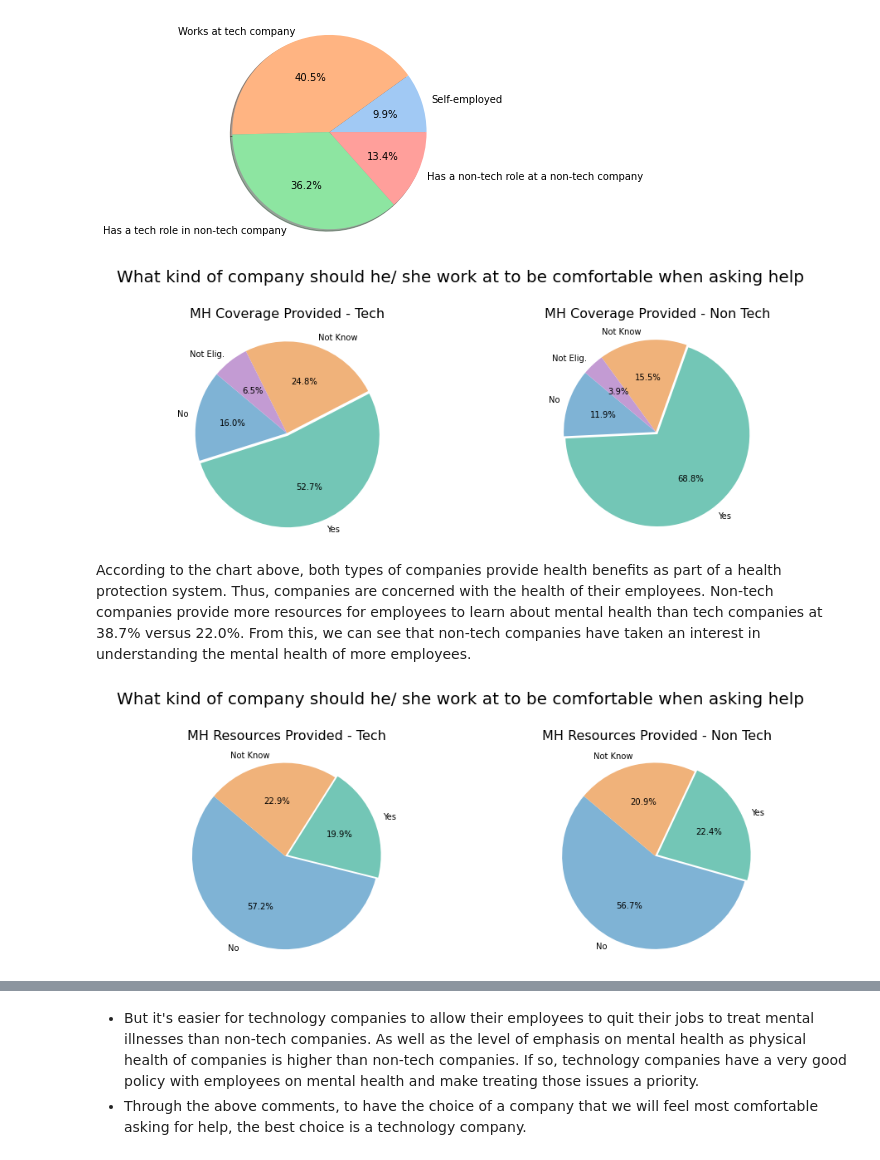
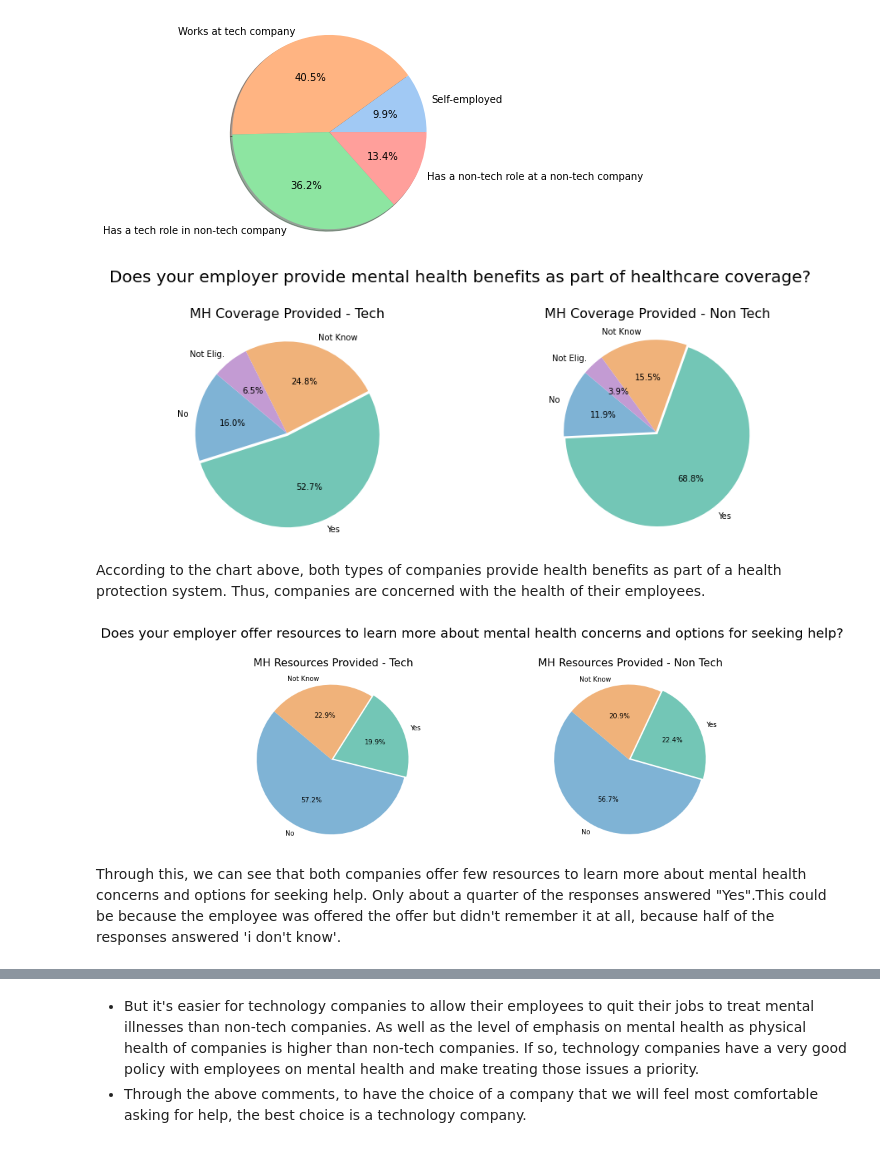
Before and after one commit to HMy2912/P4DS-FinalProj, a Jupyter notebook: Final Project.ipynb, the cells around one changed output, grey strips where cells are left out. Drawn from its saved outputs; the diff is of its cells as text; code cells hidden in the pictures.

```diff
--- a/Final Project.ipynb
+++ b/Final Project.ipynb
@@ -387,7 +387,7 @@ def get_sizes_1(data):
 # %%
 fig, ax = plt.subplots(figsize = (16, 10), ncols=2, nrows=2)
 plt.subplots_adjust(left=0.125, right=0.9, bottom=0.1, top = 0.9, wspace=0, hspace = 0.3)
-plt.suptitle('What kind of company should he/ she work at to be comfortable when asking help', fontsize = 20, y = 1)
+plt.suptitle('Does your employer provide mental health benefits as part of healthcare coverage?', fontsize = 20, y = 1)
 
 labels = 'No', 'Yes', 'Not Know', 'Not Elig.'
 colors = ['#7FB3D5', '#73C6B6', '#F0B27A', '#C39BD3']
@@ -405,9 +405,9 @@ ax[0][1].set_title('MH Coverage Provided - Non Tech', pad = 14, fontsize = 16)
 fig.delaxes(ax[1][0])
 fig.delaxes(ax[1][1])
 # %% [output]
-[figure, old version]
+[figure, new version]
 # %% [markdown]
-According to the chart above, both types of companies provide health benefits as part of a health protection system. Thus, companies are concerned with the health of their employees. Non-tech companies provide more resources for employees to learn about mental health than tech companies at 38.7% versus 22.0%. From this, we can see that non-tech companies have taken an interest in understanding the mental health of more employees.
+According to the chart above, both types of companies provide health benefits as part of a health protection system. Thus, companies are concerned with the health of their employees.
 # %%
 def get_sizes_2(data):
     all_ = data['mh_resources_provided'].count()
@@ -418,25 +418,27 @@ def get_sizes_2(data):
 # %%
 fig, ax = plt.subplots(figsize = (16, 10), ncols=2, nrows=2)
 plt.subplots_adjust(left=0.125, right=0.9, bottom=0.1, top = 0.9, wspace=0, hspace = 0.3)
-plt.suptitle('What kind of company should he/ she work at to be comfortable when asking help', fontsize = 20, y = 1)
+plt.suptitle('Does your employer offer resources to learn more about mental health concerns and options for seeking help?', fontsize = 20, y = 1)
 
 labels = 'No', 'Yes', 'Not Know'
 colors = ['#7FB3D5', '#73C6B6', '#F0B27A']
 explode = (0, 0.03, 0)
 
 ax[0][0].pie(get_sizes_2(data_tech), explode=explode, labels=labels
              , colors=colors, autopct='%1.1f%%', shadow=False, startangle=140)
 ax[0][0].axis('equal')
 ax[0][0].set_title('MH Resources Provided - Tech', pad = 14, fontsize = 16)
 
 ax[0][1].pie(get_sizes_2(data_non_tech), explode=explode, labels=labels
              , colors=colors, autopct='%1.1f%%', shadow=False, startangle=140)
 ax[0][1].axis('equal')
 ax[0][1].set_title('MH Resources Provided - Non Tech', pad = 14, fontsize = 16)
 fig.delaxes(ax[1][0])
 fig.delaxes(ax[1][1])
 # %% [output]
-[figure, old version]
+[figure, new version]
+# %% [markdown]
+Through this, we can see that both companies offer few resources to learn more about mental health concerns and options for seeking help. Only about a quarter of the responses answered "Yes".This could be because the employee was offered the offer but didn't remember it at all, because half of the responses answered 'i don't know'.
 # %%
 def get_sizes_3(data):
     all_ = data['mh_medical_leave'].count()
```
Also changed, not shown: parts of 4 cells of this notebook.
